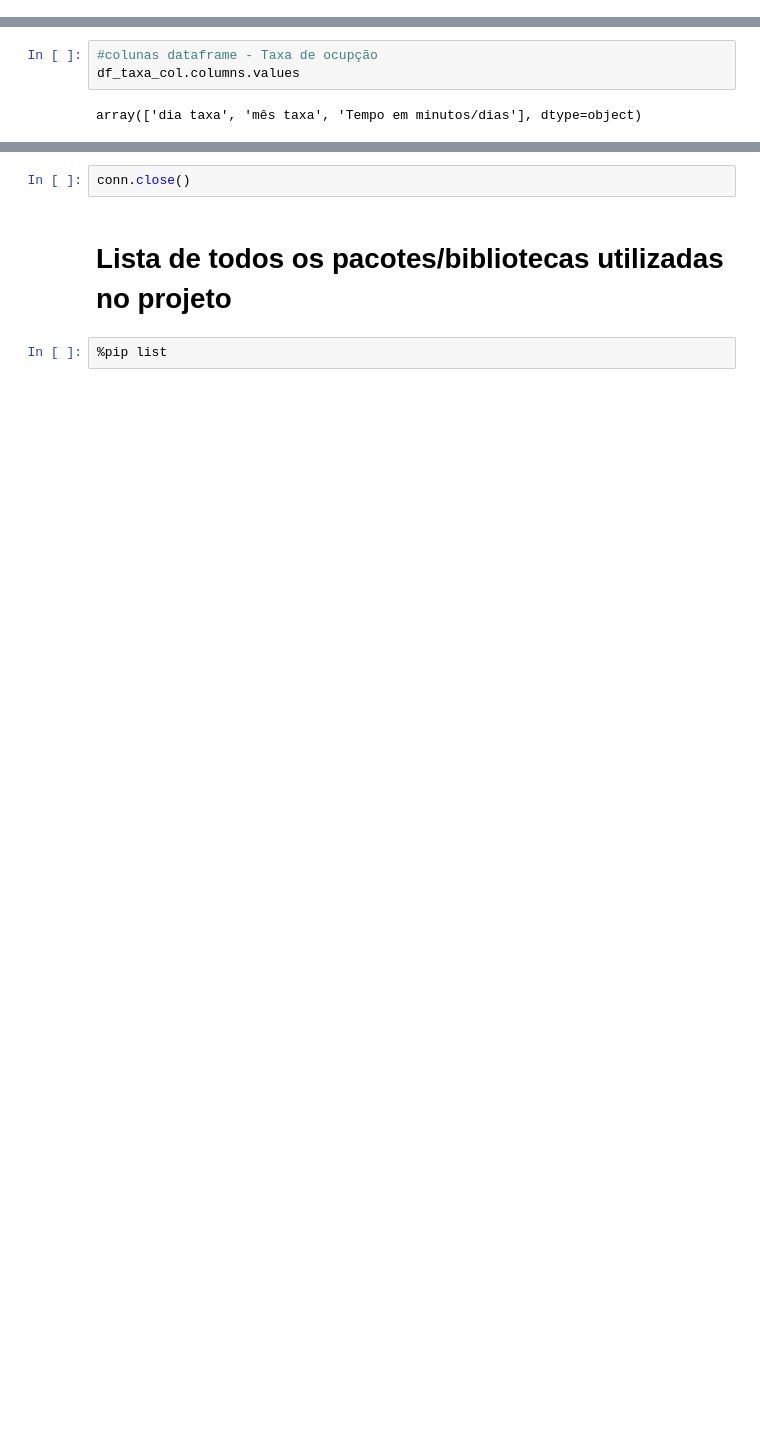
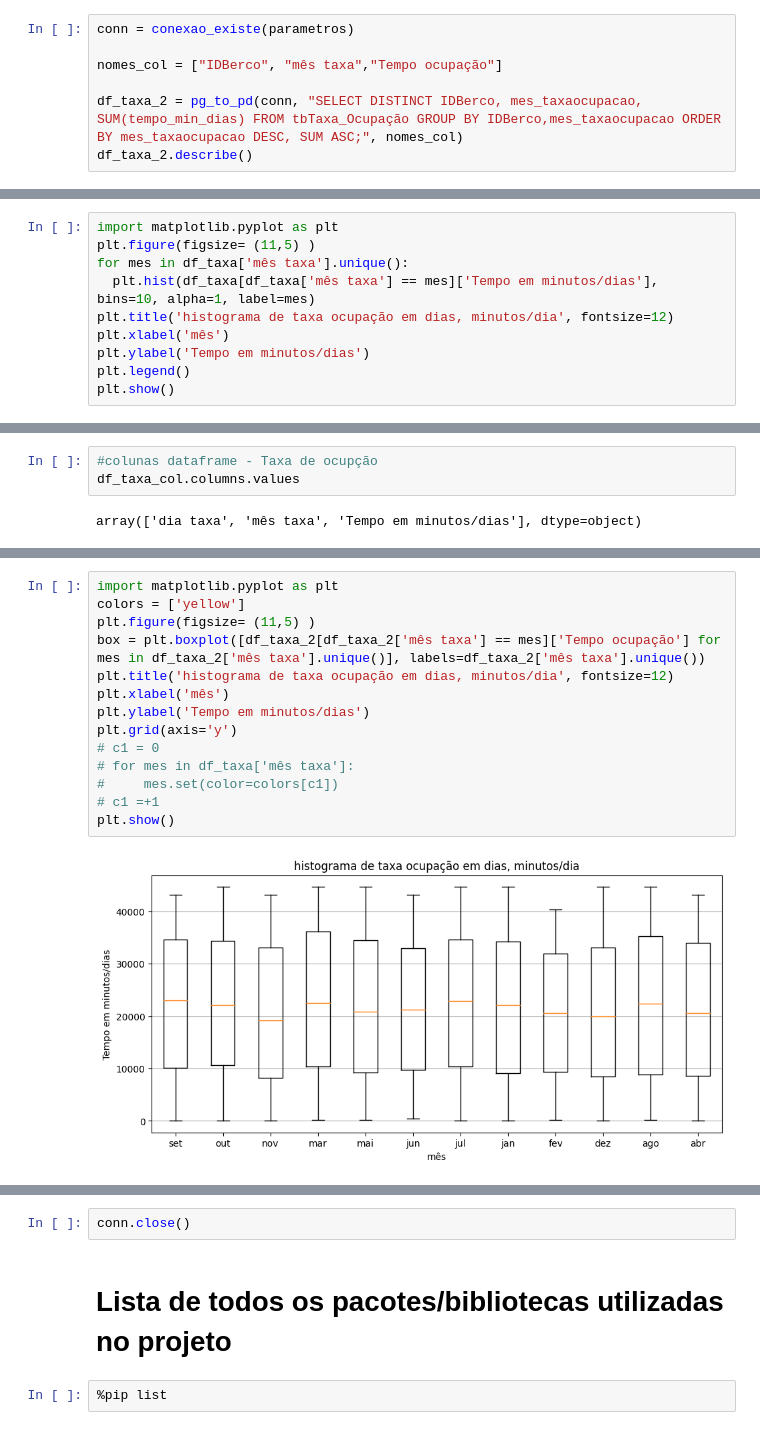
Before and after one commit to Celovieirsilvs/FATEC-Atividades-e-Projetos, a Jupyter notebook: 3_SEM/PI-III/ANTAQ/Projetos/Antaq_dataframes.ipynb, the cells around one changed output, grey strips where cells are left out. Cells and saved outputs as stored; diff of their text form; blank space fills up the shorter version.

```diff
--- a/3_SEM/PI-III/ANTAQ/Projetos/Antaq_dataframes.ipynb
+++ b/3_SEM/PI-III/ANTAQ/Projetos/Antaq_dataframes.ipynb
@@ -101,0 +108,7 @@ Conexão realizada com sucesso
+# %%
+conn = conexao_existe(parametros)
+
+nomes_col = ["IDBerco", "mês taxa","Tempo ocupação"]
+
+df_taxa_2 = pg_to_pd(conn, "SELECT DISTINCT IDBerco, mes_taxaocupacao, SUM(tempo_min_dias) FROM tbTaxa_Ocupação GROUP BY IDBerco,mes_taxaocupacao ORDER BY mes_taxaocupacao DESC, SUM ASC;", nomes_col)
+df_taxa_2.describe()
@@ -252,3 +295,13 @@ plt.show()
+# %%
+import matplotlib.pyplot as plt
+plt.figure(figsize= (11,5) )
+for mes in df_taxa['mês taxa'].unique():
+  plt.hist(df_taxa[df_taxa['mês taxa'] == mes]['Tempo em minutos/dias'], bins=10, alpha=1, label=mes)
+plt.title('histograma de taxa ocupação em dias, minutos/dia', fontsize=12)
+plt.xlabel('mês')
+plt.ylabel('Tempo em minutos/dias')
+plt.legend()
+plt.show()
 # %%
 import matplotlib.pyplot as plt
 import numpy as np
@@ -301,0 +355,16 @@ dtype: object
+# %%
+import matplotlib.pyplot as plt
+colors = ['yellow']
+plt.figure(figsize= (11,5) )
+box = plt.boxplot([df_taxa_2[df_taxa_2['mês taxa'] == mes]['Tempo ocupação'] for mes in df_taxa_2['mês taxa'].unique()], labels=df_taxa_2['mês taxa'].unique())
+plt.title('histograma de taxa ocupação em dias, minutos/dia', fontsize=12)
+plt.xlabel('mês')
+plt.ylabel('Tempo em minutos/dias')
+plt.grid(axis='y')
+# c1 = 0
+# for mes in df_taxa['mês taxa']:
+#     mes.set(color=colors[c1])
+# c1 =+1
+plt.show()
+# %% [output]
+[figure, added]
```
Also changed, not shown: parts of 14 cells of this notebook, 1 other file.
